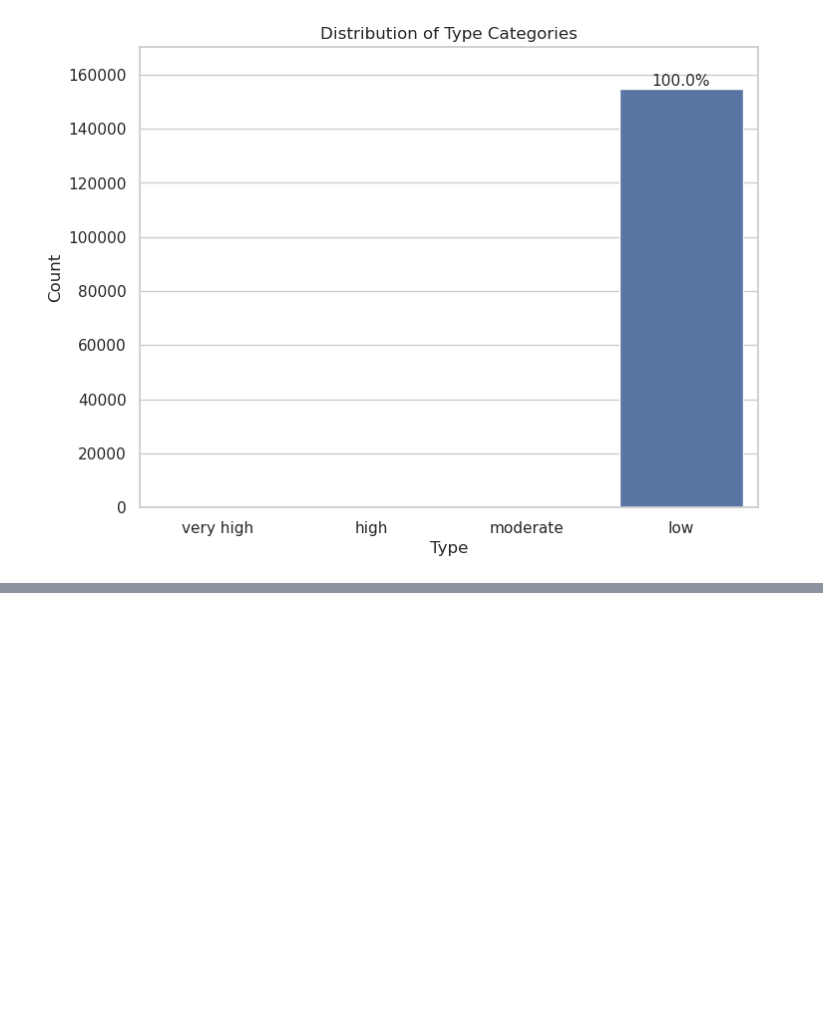
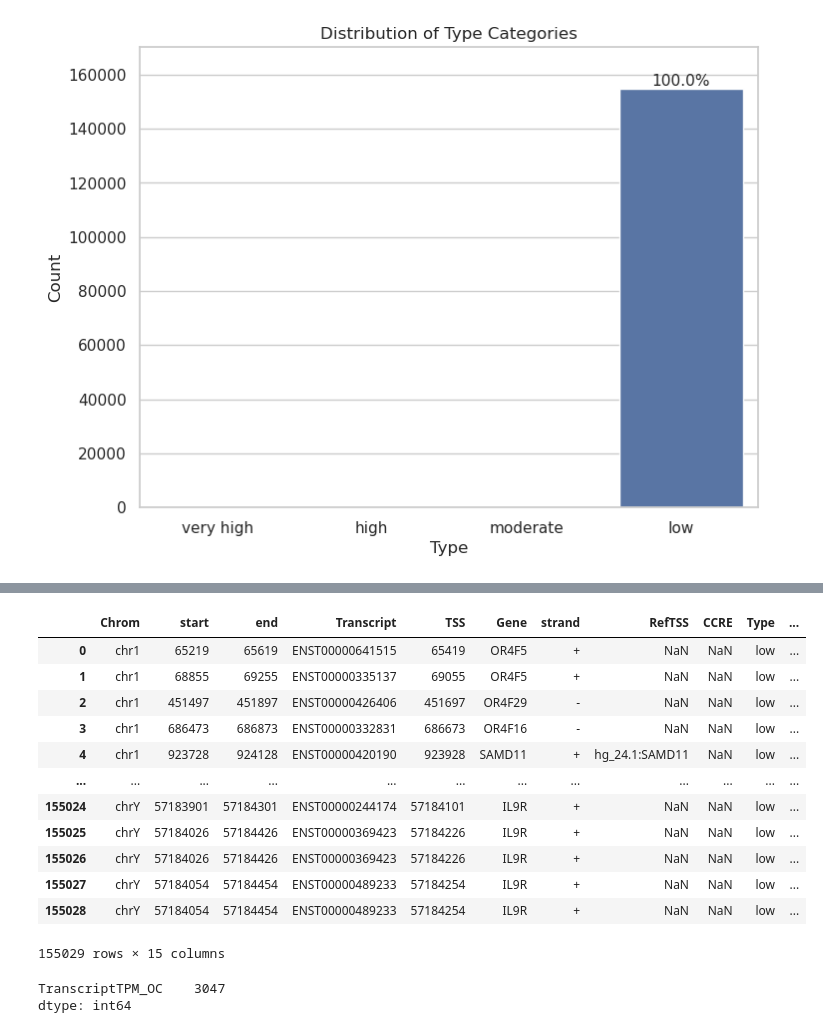
Before and after one commit to mingjutsai/PreprocessDB, a Jupyter notebook: promoter_table/OC_promoter_table.ipynb, the cells around one changed output, grey strips where cells are left out. Saved outputs shown, nothing was run; the diff lists cells and outputs as text; code cells hidden in the pictures; blank space fills up the shorter version.

```diff
--- a/promoter_table/OC_promoter_table.ipynb
+++ b/promoter_table/OC_promoter_table.ipynb
@@ -203,0 +330,2 @@ plt.show()
+# %%
+tx_tpm = pd.read_csv('/mnt/10T-backup-mingju/ifar/RNA_seq/Osteocytes/nf_results/star_rsem/rsem.merged.transcript_tpm.tsv',sep='\t')
@@ -203,0 +348,2 @@ plt.show()
+# %%
+tx_tpm = tx_tpm.rename(columns={'osteocyte':"TranscriptTPM_OC"})
@@ -203,0 +368,28 @@ plt.show()
+# %%
+collapsed_df = collapsed_df.merge(
+    tx_tpm,
+    left_on="Transcript",
+    right_on="transcript_id",
+    how="left"
+).drop(columns=['transcript_id','gene_id'])
+# %%
+collapsed_df
+# %% [output]
+|  | Chrom | start | end | Transcript | TSS | Gene | strand | RefTSS | CCRE | Type | ... |
+| 0 | chr1 | 65219 | 65619 | ENST00000641515 | 65419 | OR4F5 | + | NaN | NaN | low | ... |
+| 1 | chr1 | 68855 | 69255 | ENST00000335137 | 69055 | OR4F5 | + | NaN | NaN | low | ... |
+| 2 | chr1 | 451497 | 451897 | ENST00000426406 | 451697 | OR4F29 | - | NaN | NaN | low | ... |
+| 3 | chr1 | 686473 | 686873 | ENST00000332831 | 686673 | OR4F16 | - | NaN | NaN | low | ... |
+| 4 | chr1 | 923728 | 924128 | ENST00000420190 | 923928 | SAMD11 | + | hg_24.1:SAMD11 | NaN | low | ... |
+| ... | ... | ... | ... | ... | ... | ... | ... | ... | ... | ... | ... |
+| 155024 | chrY | 57183901 | 57184301 | ENST00000244174 | 57184101 | IL9R | + | NaN | NaN | low | ... |
+| 155025 | chrY | 57184026 | 57184426 | ENST00000369423 | 57184226 | IL9R | + | NaN | NaN | low | ... |
+| 155026 | chrY | 57184026 | 57184426 | ENST00000369423 | 57184226 | IL9R | + | NaN | NaN | low | ... |
+| 155027 | chrY | 57184054 | 57184454 | ENST00000489233 | 57184254 | IL9R | + | NaN | NaN | low | ... |
+| 155028 | chrY | 57184054 | 57184454 | ENST00000489233 | 57184254 | IL9R | + | NaN | NaN | low | ... |
+155029 rows × 15 columns
+# %%
+collapsed_df[["TranscriptTPM_OC"]].isna().sum()
+# %% [output]
+TranscriptTPM_OC    3047
+dtype: int64
```
Also changed, not shown: parts of 19 cells of this notebook, 1 other file.
